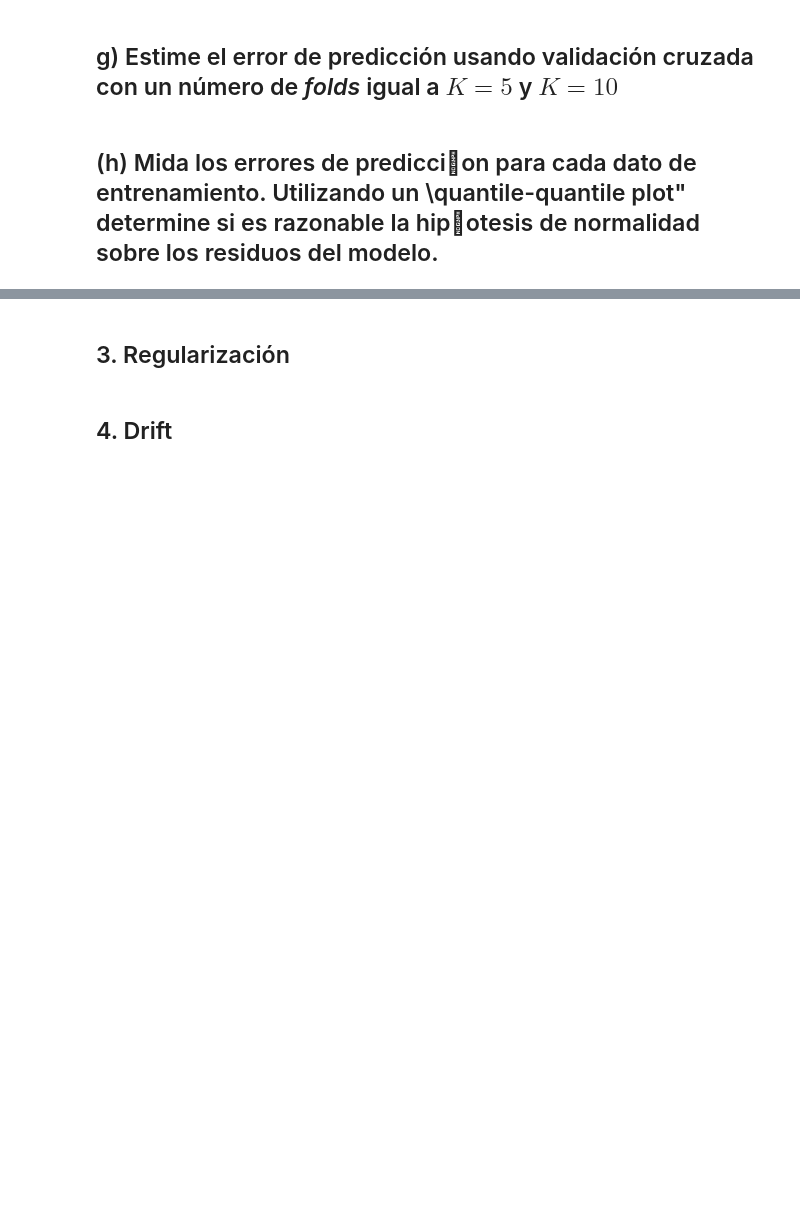
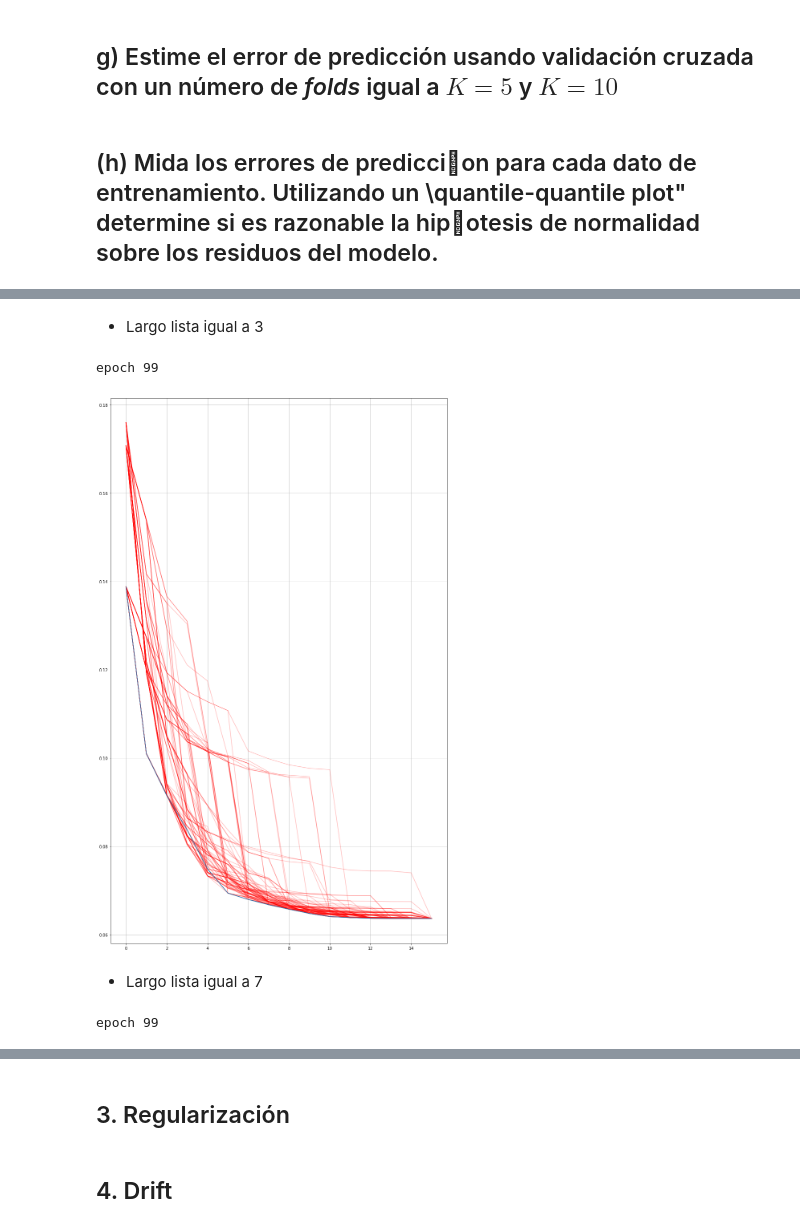
Before and after one commit to Caimapo/MachineLearning2017-02, a Jupyter notebook: Tarea 1 Máquinas de Aprendizaje.ipynb, the cells around one changed output, grey strips where cells are left out. Cells and saved outputs as stored; diff of their text form; code cells hidden in the pictures; blank space fills up the shorter version.

```diff
--- a/Tarea 1 Máquinas de Aprendizaje.ipynb
+++ b/Tarea 1 Máquinas de Aprendizaje.ipynb
@@ -345,0 +524,32 @@ NameError: name 'ytrain2' is not defined
+# %%
+from sklearn.model_selection import train_test_split
+
+X_train, X_test, y_train, y_test = train_test_split(X_filtro, y, test_size=0.3, random_state=42)
+
+Xm2 = X_train.as_matrix()
+ym2 = y_train.as_matrix()
+Xt2 = X_test.as_matrix()
+yt2 = y_test.as_matrix()
+# %% [markdown]
+- Largo lista igual a 3
+# %%
+seleccionados2 = fss(Xm2, ym2, names_regressors, Xt2, yt2)
+a,b = grasp_fss(Xm2, ym2, names_regressors, Xt2, yt2, n_try = 100)
+# %% [output]
+epoch 99
+# %%
+plt.figure(1,figsize=(15,25))
+for i in xrange(len(a)):
+    plt.plot(a[i]['mse_iteration'], color='r', alpha=0.25)
+plt.plot(seleccionados['mse_iteration'])
+plt.grid(True)
+plt.show()
+# %% [output]
+[figure, added]
+# %% [markdown]
+- Largo lista igual a 7
+# %%
+seleccionados = fss(Xm2, ym2, names_regressors, Xt2, yt2)
+a,b = grasp_fss(Xm2, ym2, names_regressors, Xt2, yt2, n_try = 100, len_lsm=7)
+# %% [output]
+epoch 99
```
Also changed, not shown: parts of 25 cells of this notebook.
